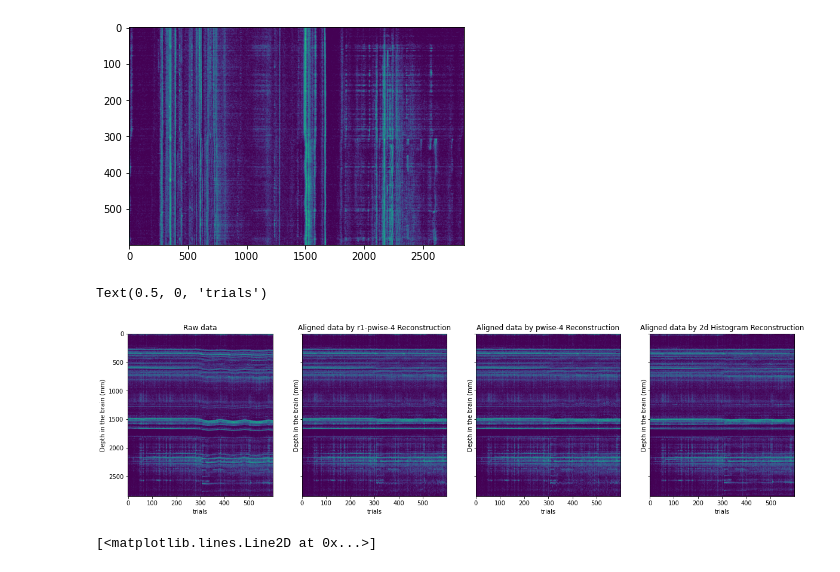
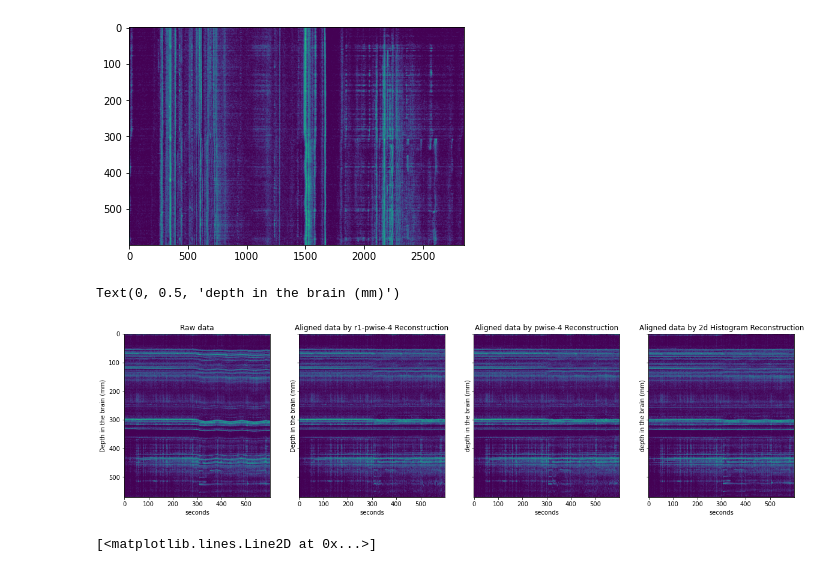
Before and after one commit to shijiegu/driftrack, a Jupyter notebook: examples/Fig3_RealData.ipynb, the cells around one changed output. Saved outputs shown, nothing was run; the diff lists cells and outputs as text; code cells hidden in the pictures.

```diff
--- a/examples/Fig3_RealData.ipynb
+++ b/examples/Fig3_RealData.ipynb
@@ -17,14 +27,14 @@ from mpl_toolkits.axes_grid1 import make_axes_locatable
 # %% [markdown]
 #### Load Real Dataset
 # %%
-# load e-mouse data
-data = np.load('/home/lorenlab/Documents/drift_data/5_15min/data_1of_a_second.npy').T
+# load real data
+data = np.load('data/data_1of_a_second.npy').T
 data=np.log(1+data)
 data=np.expand_dims(data, axis=2)
 
 # Plot data.
-plt.imshow(np.squeeze(data), aspect='auto')
-plt.title('raw data'), plt.xlabel('time (a.u.)'), plt.ylabel('trials')
+plt.imshow(np.squeeze(data).T, aspect='auto')
+plt.title('raw data'), plt.xlabel('second'), plt.ylabel('depth in the brain')
 plt.colorbar()
 # %% [output]
 <matplotlib.colorbar.Colorbar at 0x...>
@@ -115,29 +182,37 @@ plt.imshow(warped_data_2d,aspect='auto')
 # %%
 # Plot all results
 fig, axes = plt.subplots(1, 4, sharex=True, sharey=True, figsize=(20, 5))
 axes[0].imshow(data.squeeze().T, aspect='auto')
 axes[0].set_title('Raw data')
+axes[0].set_yticks([0,500,1000,1500,2000,2500])
+axes[0].set_yticklabels([int(x) for x in np.array([0,500,1000,1500,2000,2500])/5])
 axes[0].set_ylabel('Depth in the brain (mm)')
-axes[0].set_xlabel('trials')
+axes[0].set_xlabel('seconds')
 #plt.title('higher rank'), plt.xlabel('time (a.u.)'), plt.ylabel('trials')
 #plt.colorbar();
 axes[1].imshow(recon_r1pw4.squeeze().T,aspect='auto')
 axes[1].set_title('Aligned data by r1-pwise-4 Reconstruction')
+axes[1].set_yticks([0,500,1000,1500,2000,2500])
+axes[1].set_yticklabels([int(x) for x in np.array([0,500,1000,1500,2000,2500])/5])
 axes[1].set_ylabel('Depth in the brain (mm)')
-axes[1].set_xlabel('trials')
+axes[1].set_xlabel('seconds')
 
 axes[2].imshow(recon_pw4.squeeze().T,aspect='auto')
 axes[2].set_title('Aligned data by pwise-4 Reconstruction')
-axes[2].set_ylabel('Depth in the brain (mm)')
-axes[2].set_xlabel('trials')
+axes[2].set_yticks([0,500,1000,1500,2000,2500])
+axes[2].set_yticklabels([int(x) for x in np.array([0,500,1000,1500,2000,2500])/5])
+axes[2].set_ylabel('depth in the brain (mm)')
+axes[2].set_xlabel('seconds')
 
 axes[3].imshow(warped_data_2d.squeeze().T,aspect='auto')
 axes[3].set_title('Aligned data by 2d Histogram Reconstruction')
-axes[3].set_ylabel('Depth in the brain (mm)')
-axes[3].set_xlabel('trials')
+axes[3].set_xlabel('seconds')
+axes[3].set_yticks([0,500,1000,1500,2000,2500])
+axes[3].set_yticklabels([int(x) for x in np.array([0,500,1000,1500,2000,2500])/5])
+axes[3].set_ylabel('depth in the brain (mm)')
 # %% [output]
-Text(0.5, 0, 'trials')
+Text(0, 0.5, 'depth in the brain (mm)')
-[figure, old version]
+[figure, new version]
 # %%
 # plot example motion
 # %%
```
Also changed, not shown: parts of 6 cells of this notebook, 9 other files.
